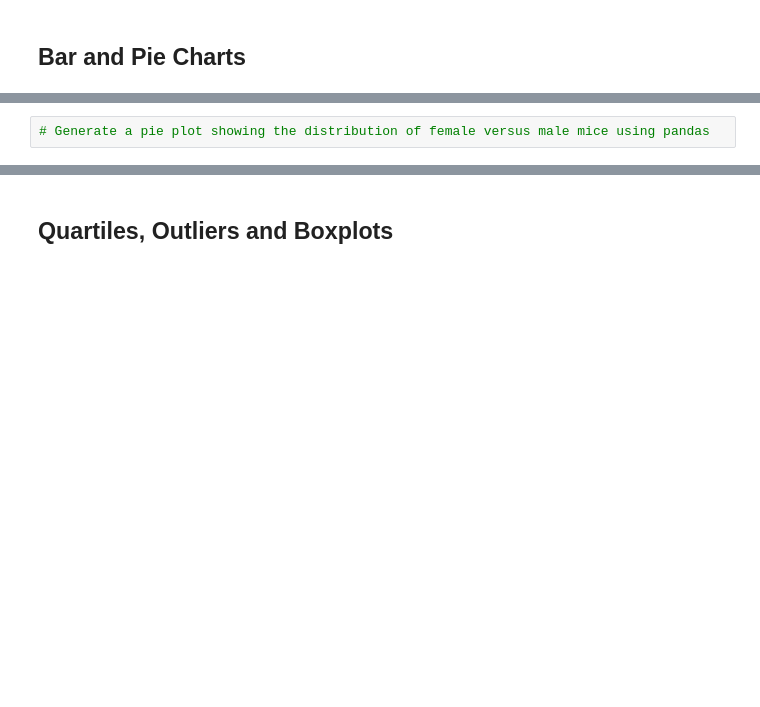
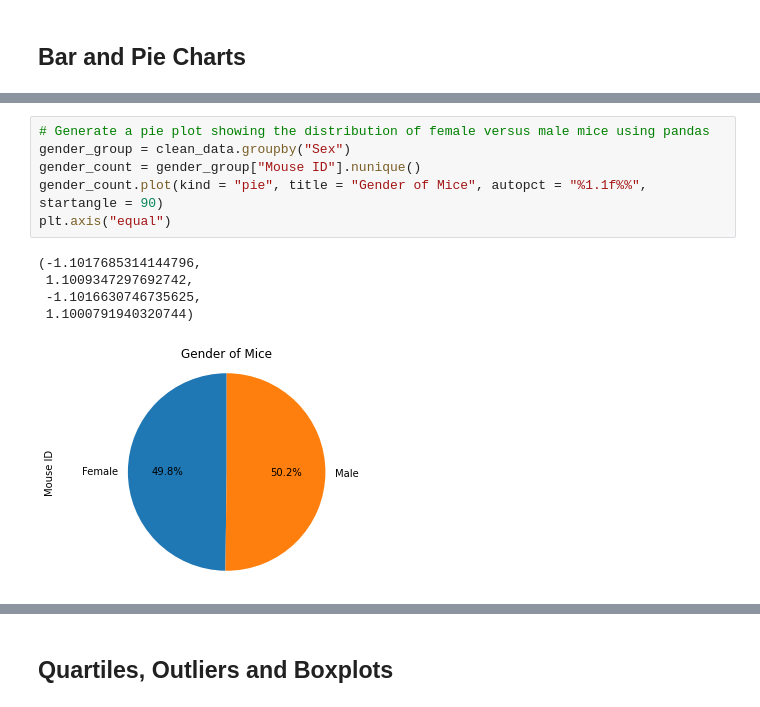
Before and after one commit to perkins228/matplotlib, a Jupyter notebook: Pymaceuticals/pymaceuticals_starter.ipynb, the cells around one changed output, grey strips where cells are left out. Drawn from its saved outputs; the diff is of its cells as text; blank space fills up the shorter version.

```diff
--- a/Pymaceuticals/pymaceuticals_starter.ipynb
+++ b/Pymaceuticals/pymaceuticals_starter.ipynb
@@ -174,4 +194,14 @@ TypeError: 'Index' object is not callable
 # %%
 # Generate a pie plot showing the distribution of female versus male mice using pandas
+gender_group = clean_data.groupby("Sex")
+gender_count = gender_group["Mouse ID"].nunique()
+gender_count.plot(kind = "pie", title = "Gender of Mice", autopct = "%1.1f%%", startangle = 90)
+plt.axis("equal")
+# %% [output]
+(-1.1017685314144796,
+ 1.1009347297692742,
+ -1.1016630746735625,
+ 1.1000791940320744)
+[figure, added]
 # %%
 # Generate a pie plot showing the distribution of female versus male mice using pyplot
```
Also changed, not shown: parts of 3 cells of this notebook.
